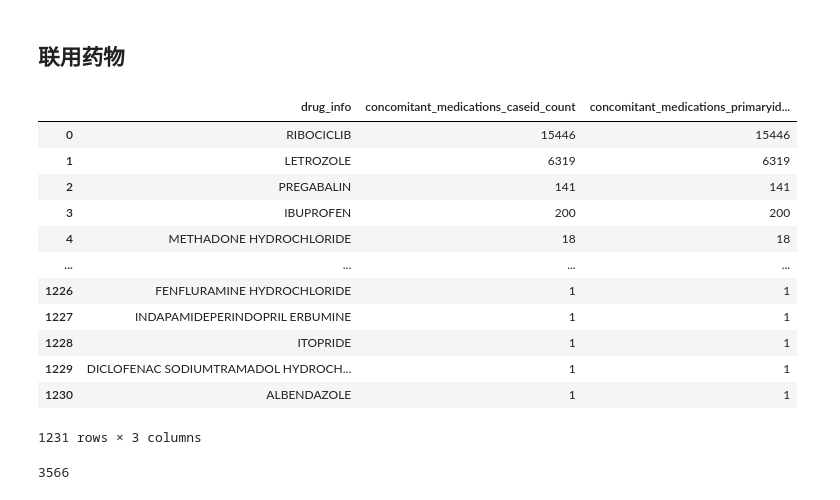
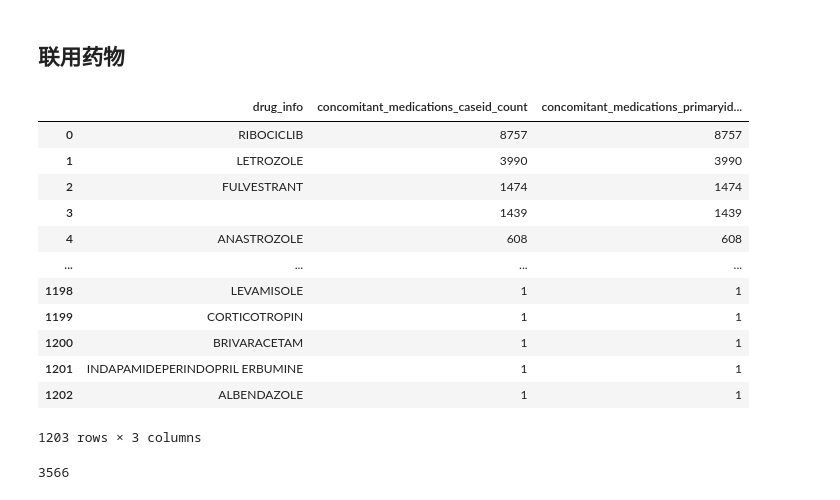
Before and after one commit to shikuncn/neksa-openfda-faers, a Jupyter notebook: index_compute/指标计算.ipynb, the cells around one changed output. Saved outputs shown, nothing was run; the diff lists cells and outputs as text; code cells hidden in the pictures.

```diff
--- a/index_compute/指标计算.ipynb
+++ b/index_compute/指标计算.ipynb
@@ -738,35 +911,38 @@ df_rpt_year
 # %%
 # 同一个primaryid下
 sql = '''
 
     SELECT
         concat(d1.prod_ai) as drug_info,
         COUNT(d1.CASEID) AS concomitant_medications_caseid_count,
         COUNT(d1.primaryid) AS concomitant_medications_primaryid_count
     FROM
-        faers.faers_drug d1
-    join faers.ribo_drug_usage  d2
-    on d1.primaryid = d2.primaryid and  d1.caseid = d2.caseid
+          faers.faers_drug d1
+    join  faers.ribo_drug_usage  d2
+        on d1.primaryid = d2.primaryid and  d1.caseid = d2.caseid
+    join  faers.demo_dedup d3
+        on d3.rn = 1 and d1.primaryid = d3.primaryid and  d1.caseid = d3.caseid
     where lower(d1.role_cod) != 'ps' and d1.drug_seq != d2.drug_seq
     group by 1
+    order by 2 desc
     ;
 '''
 df_concomitant = pd.read_sql_query(sql, conn)
 df_concomitant
 # %% [output]
 |  | drug_info | concomitant_medications_caseid_count | concomitant_medications_primaryid... |
-| 0 | RIBOCICLIB | 15446 | 15446 |
-| 1 | LETROZOLE | 6319 | 6319 |
-| 2 | PREGABALIN | 141 | 141 |
-| 3 | IBUPROFEN | 200 | 200 |
-| 4 | METHADONE HYDROCHLORIDE | 18 | 18 |
+| 0 | RIBOCICLIB | 8757 | 8757 |
+| 1 | LETROZOLE | 3990 | 3990 |
+| 2 | FULVESTRANT | 1474 | 1474 |
+| 3 |  | 1439 | 1439 |
+| 4 | ANASTROZOLE | 608 | 608 |
 | ... | ... | ... | ... |
-| 1226 | FENFLURAMINE HYDROCHLORIDE | 1 | 1 |
-| 1227 | INDAPAMIDEPERINDOPRIL ERBUMINE | 1 | 1 |
-| 1228 | ITOPRIDE | 1 | 1 |
-| 1229 | DICLOFENAC SODIUMTRAMADOL HYDROCH... | 1 | 1 |
-| 1230 | ALBENDAZOLE | 1 | 1 |
+| 1198 | LEVAMISOLE | 1 | 1 |
+| 1199 | CORTICOTROPIN | 1 | 1 |
+| 1200 | BRIVARACETAM | 1 | 1 |
+| 1201 | INDAPAMIDEPERINDOPRIL ERBUMINE | 1 | 1 |
+| 1202 | ALBENDAZOLE | 1 | 1 |
-1231 rows × 3 columns
+1203 rows × 3 columns
 # %%
 len(df_concomitant)
 # %% [output]
```
Also changed, not shown: parts of 45 cells of this notebook.
